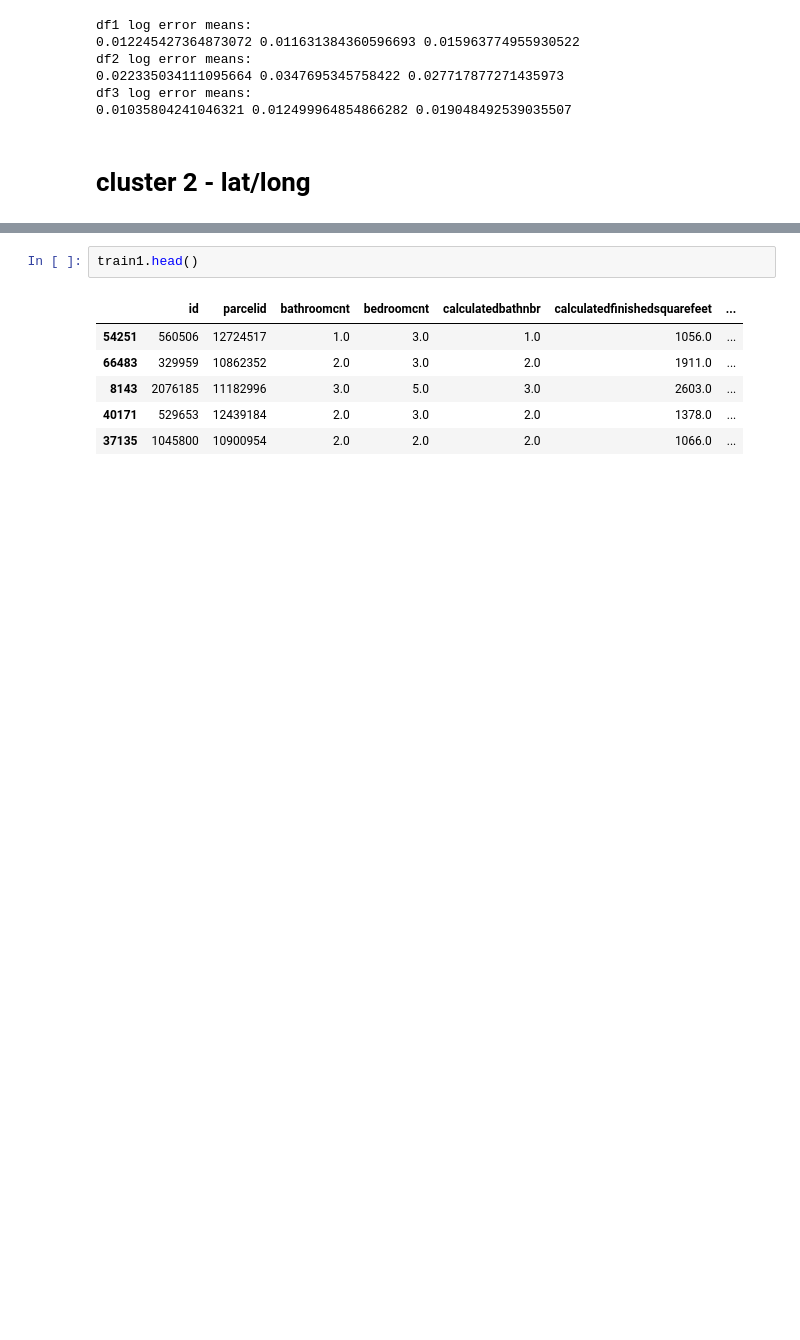
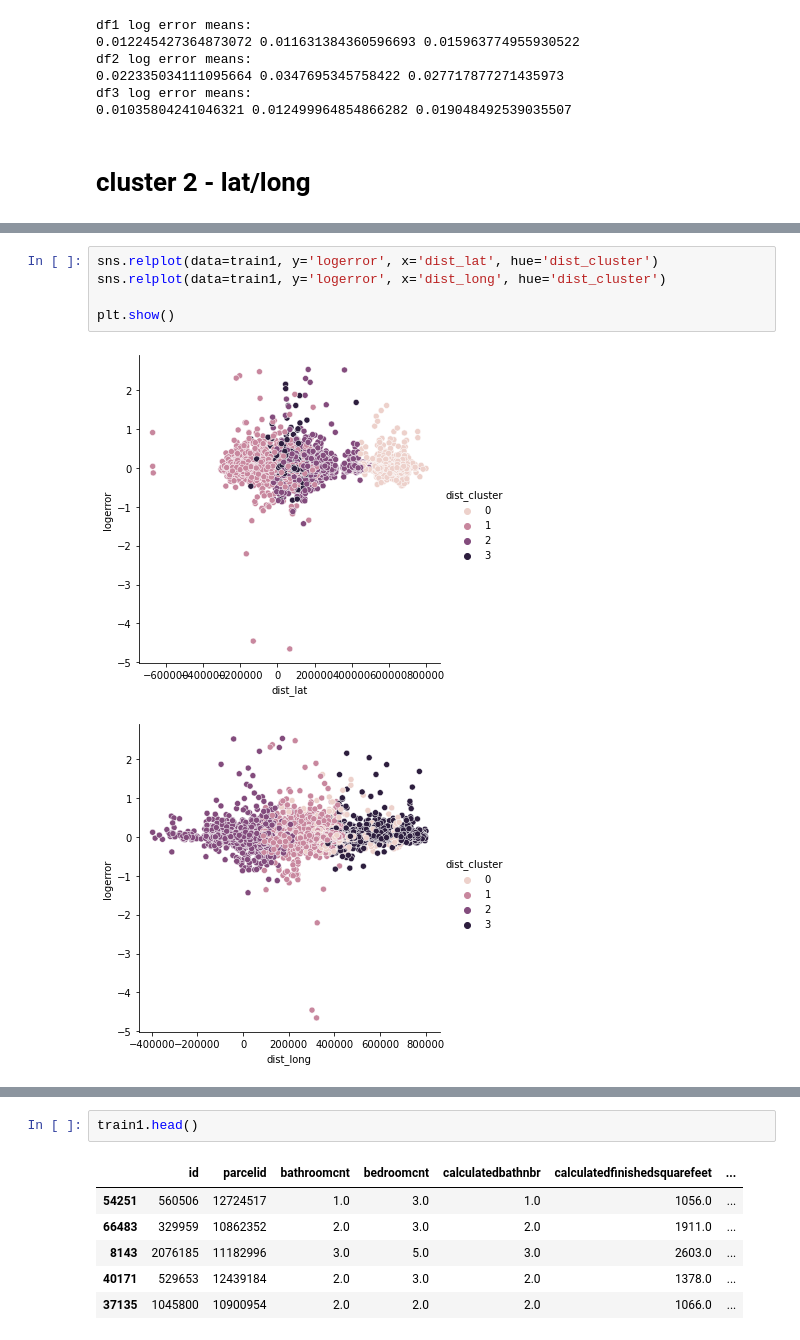
Before and after one commit to NSharick/clustering-project, a Jupyter notebook: exploration_notebook_2_clustering_project.ipynb, the cells around one changed output, grey strips where cells are left out. Cells and saved outputs as stored; diff of their text form; blank space fills up the shorter version.

```diff
--- a/exploration_notebook_2_clustering_project.ipynb
+++ b/exploration_notebook_2_clustering_project.ipynb
@@ -608,0 +755,8 @@ df3 log error means:
+# %%
+sns.relplot(data=train1, y='logerror', x='dist_lat', hue='dist_cluster')
+sns.relplot(data=train1, y='logerror', x='dist_long', hue='dist_cluster')
+
+plt.show()
+# %% [output]
+[figure, added]
+[figure, added]
```
Also changed, not shown: parts of 14 cells of this notebook, 1 other file.
